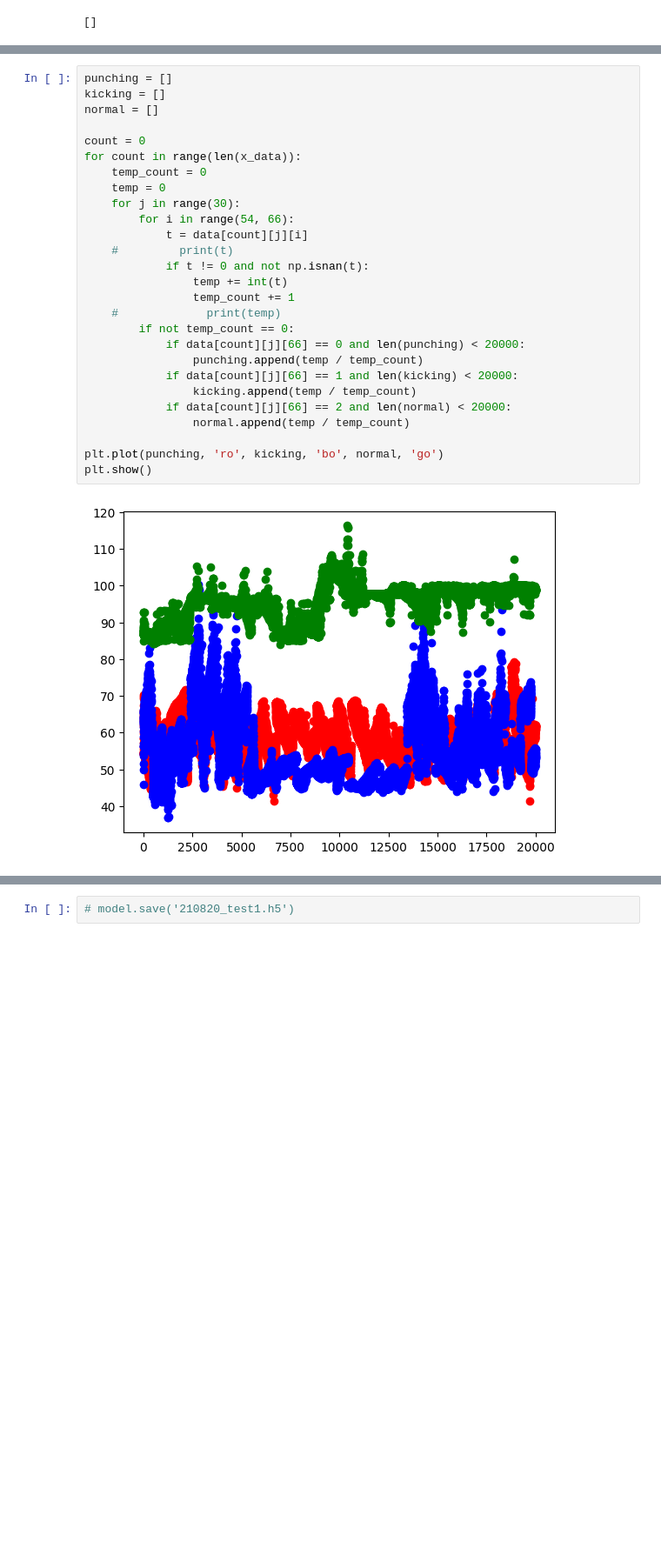
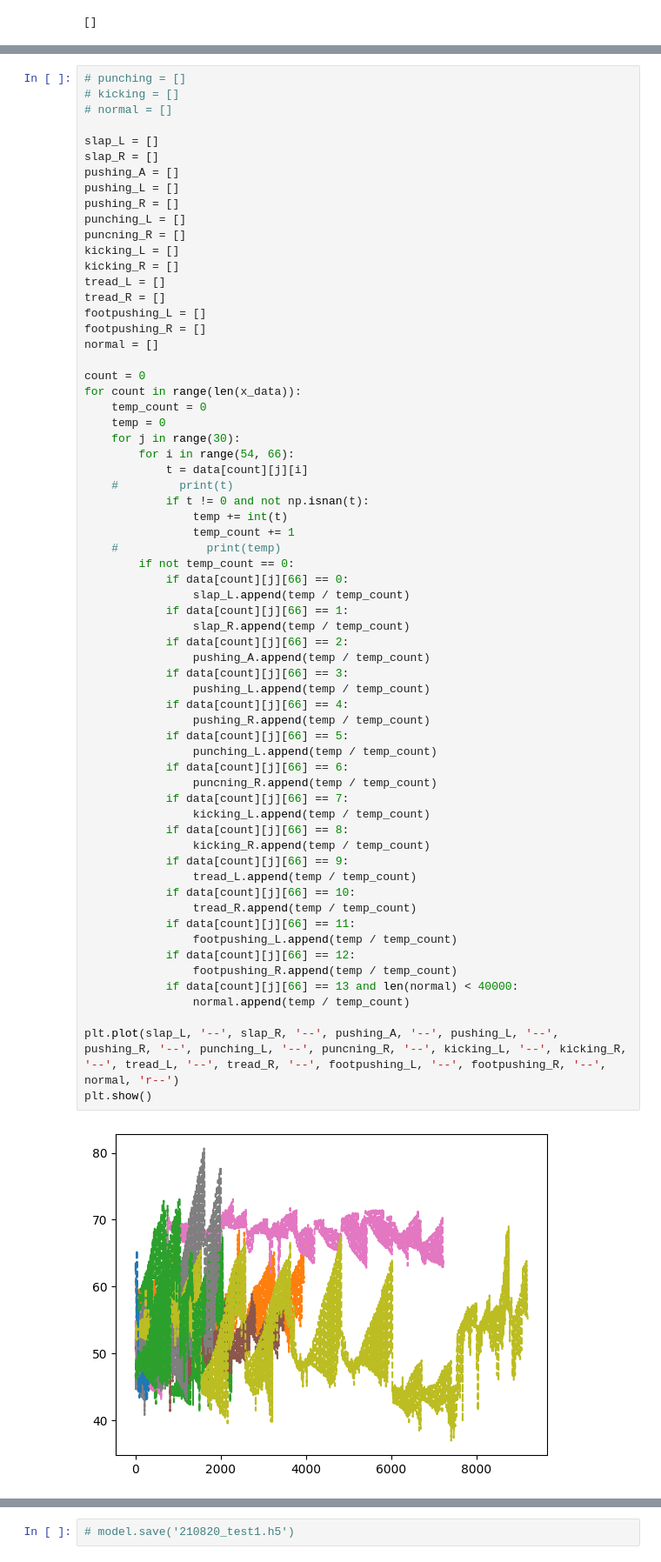
Before and after one commit to CodingGGenius/Model_Train, a Jupyter notebook: V1_train.ipynb, the cells around one changed output, grey strips where cells are left out. Shown: that part at 87% size. Cells and saved outputs as stored; diff of their text form; blank space fills up the shorter version.

```diff
--- a/V1_train.ipynb
+++ b/V1_train.ipynb
@@ -69,29 +105,66 @@ print(labels.shape)
 # %%
-punching = []
-kicking = []
+# punching = []
+# kicking = []
+# normal = []
+
+slap_L = []
+slap_R = []
+pushing_A = []
+pushing_L = []
+pushing_R = []
+punching_L = []
+puncning_R = []
+kicking_L = []
+kicking_R = []
+tread_L = []
+tread_R = []
+footpushing_L = []
+footpushing_R = []
 normal = []
 
 count = 0
 for count in range(len(x_data)):
     temp_count = 0
     temp = 0
     for j in range(30):
         for i in range(54, 66):
             t = data[count][j][i]
     #         print(t)
             if t != 0 and not np.isnan(t):
                 temp += int(t)
                 temp_count += 1
     #             print(temp)
         if not temp_count == 0:
-            if data[count][j][66] == 0 and len(punching) < 20000:
-                punching.append(temp / temp_count)
-            if data[count][j][66] == 1 and len(kicking) < 20000:
-                kicking.append(temp / temp_count)
-            if data[count][j][66] == 2 and len(normal) < 20000:
+            if data[count][j][66] == 0:
+                slap_L.append(temp / temp_count)
+            if data[count][j][66] == 1:
+                slap_R.append(temp / temp_count)
+            if data[count][j][66] == 2:
+                pushing_A.append(temp / temp_count)
+            if data[count][j][66] == 3:
+                pushing_L.append(temp / temp_count)
+            if data[count][j][66] == 4:
+                pushing_R.append(temp / temp_count)
+            if data[count][j][66] == 5:
+                punching_L.append(temp / temp_count)
+            if data[count][j][66] == 6:
+                puncning_R.append(temp / temp_count)
+            if data[count][j][66] == 7:
+                kicking_L.append(temp / temp_count)
+            if data[count][j][66] == 8:
+                kicking_R.append(temp / temp_count)
+            if data[count][j][66] == 9:
+                tread_L.append(temp / temp_count)
+            if data[count][j][66] == 10:
+                tread_R.append(temp / temp_count)
+            if data[count][j][66] == 11:
+                footpushing_L.append(temp / temp_count)
+            if data[count][j][66] == 12:
+                footpushing_R.append(temp / temp_count)
+            if data[count][j][66] == 13 and len(normal) < 40000:
                 normal.append(temp / temp_count)
 
-plt.plot(punching, 'ro', kicking, 'bo', normal, 'go')
+plt.plot(slap_L, '--', slap_R, '--', pushing_A, '--', pushing_L, '--', pushing_R, '--', punching_L, '--', puncning_R, '--', kicking_L, '--', kicking_R, '--', tread_L, '--', tread_R, '--', footpushing_L, '--', footpushing_R, '--', normal, 'r--')
 plt.show()
 # %% [output]
-[figure, old version]
+[figure, new version]
```
Also changed, not shown: parts of 31 cells of this notebook.
